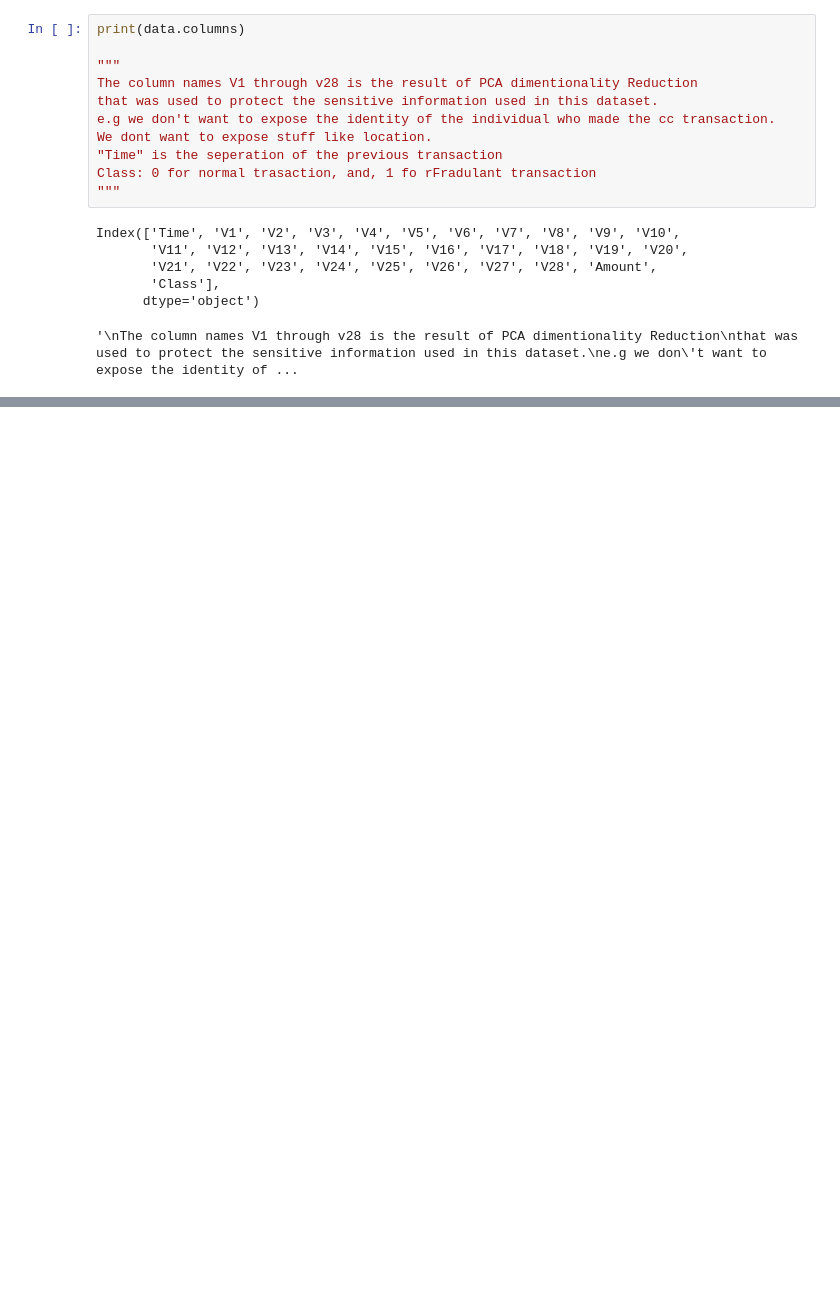
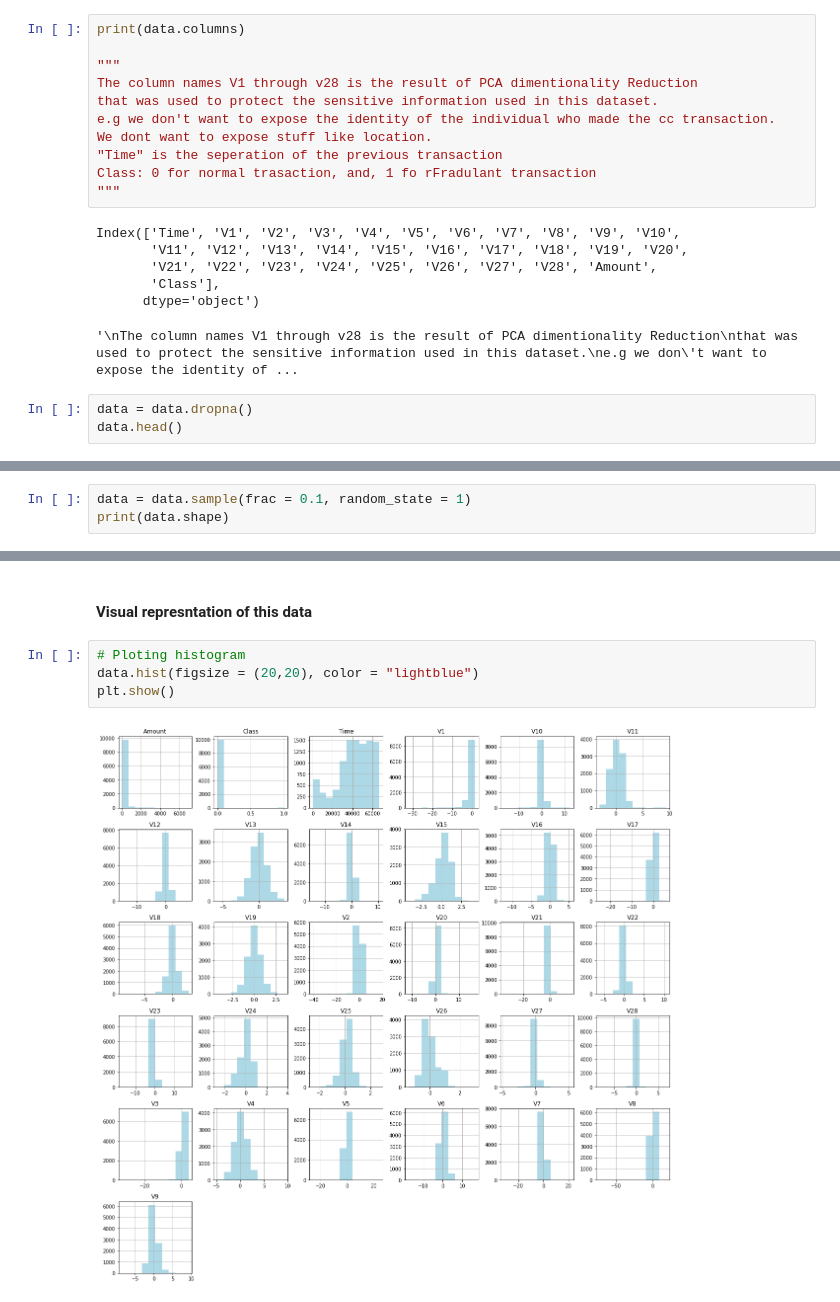
Before and after one commit to gayatripingale/p3_CC-Fraud-Detection, a Jupyter notebook: cc_fraud_detection.ipynb, the cells around one changed output, grey strips where cells are left out. Cells and saved outputs as stored; diff of their text form; blank space fills up the shorter version.

```diff
--- a/cc_fraud_detection.ipynb
+++ b/cc_fraud_detection.ipynb
@@ -29,3 +32,6 @@ Index(['Time', 'V1', 'V2', 'V3', 'V4', 'V5', 'V6', 'V7', 'V8', 'V9', 'V10',
        'Class'],
       dtype='object')
 '\nThe column names V1 through v28 is the result of PCA dimentionality Reduction\nthat was used to protect the sensitive information used in this dataset.\ne.g we don\'t want to expose the identity of ...
+# %%
+data = data.dropna()
+data.head()
@@ -35,0 +72,3 @@ print(data.shape)
+# %%
+data = data.sample(frac = 0.1, random_state = 1)
+print(data.shape)
@@ -35,0 +87,8 @@ print(data.shape)
+# %% [markdown]
+#### Visual represntation of this data ###
+# %%
+# Ploting histogram
+data.hist(figsize = (20,20), color = "lightblue")
+plt.show()
+# %% [output]
+[figure, added]
```
Also changed, not shown: parts of 20 cells of this notebook, 3 other files.
